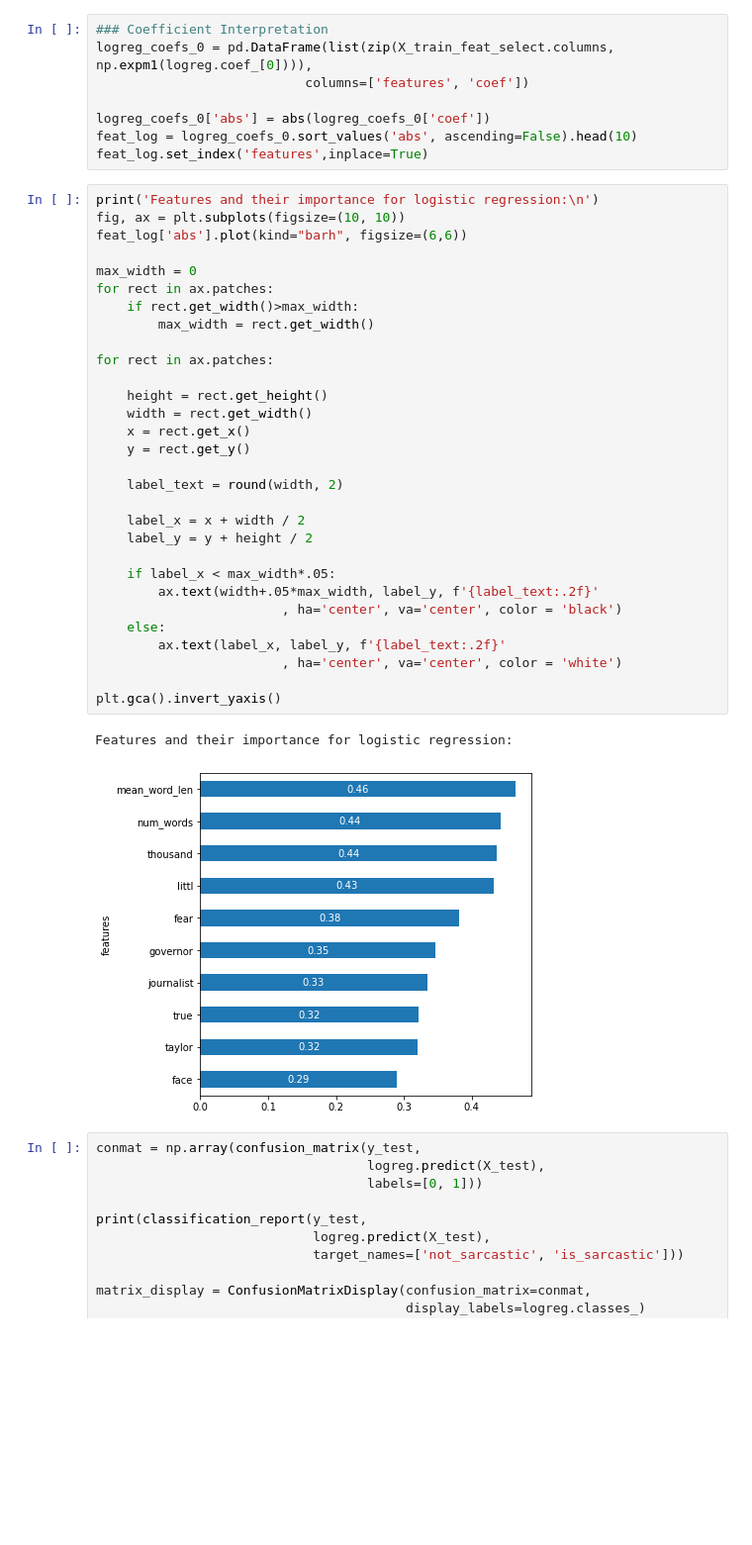
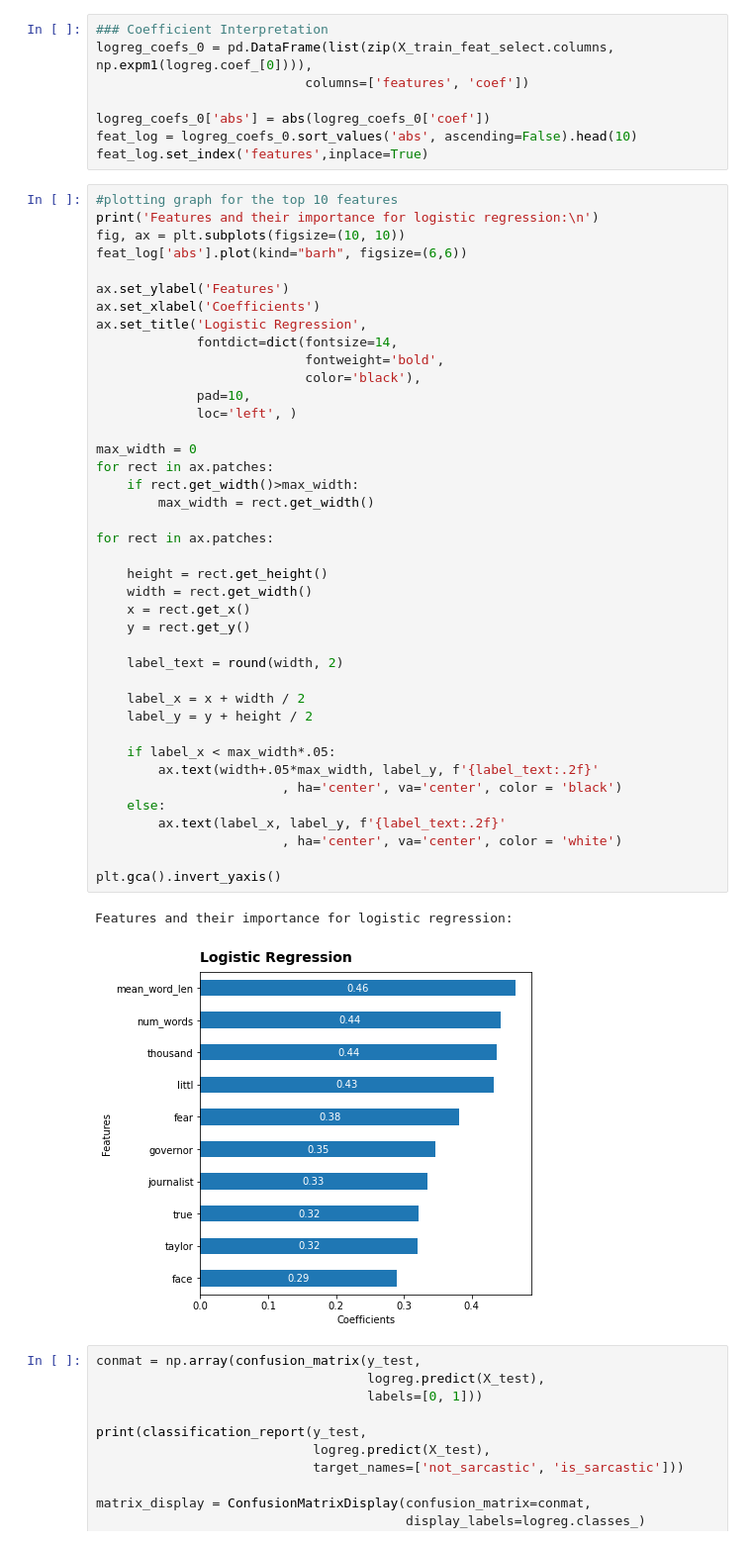
Before and after one commit to sabaiitj/Capstone_Sarcasm_Detection, a Jupyter notebook: code/03_Model-Building_Select_K_Best.ipynb, the cells around one changed output. Shown at 99% size. Drawn from its saved outputs; the diff is of its cells as text; blank space fills up the shorter version.

```diff
--- a/code/03_Model-Building_Select_K_Best.ipynb
+++ b/code/03_Model-Building_Select_K_Best.ipynb
@@ -296,38 +306,48 @@ logreg_coefs_0['abs'] = abs(logreg_coefs_0['coef'])
 feat_log = logreg_coefs_0.sort_values('abs', ascending=False).head(10)
 feat_log.set_index('features',inplace=True)
 # %%
+#plotting graph for the top 10 features
 print('Features and their importance for logistic regression:\n')
 fig, ax = plt.subplots(figsize=(10, 10))
 feat_log['abs'].plot(kind="barh", figsize=(6,6))
+
+ax.set_ylabel('Features')
+ax.set_xlabel('Coefficients')
+ax.set_title('Logistic Regression',
+             fontdict=dict(fontsize=14,
+                           fontweight='bold',
+                           color='black'),
+             pad=10,
+             loc='left', )
 
 max_width = 0
 for rect in ax.patches:
     if rect.get_width()>max_width:
         max_width = rect.get_width()
 
 for rect in ax.patches:
 
     height = rect.get_height()
     width = rect.get_width()
     x = rect.get_x()
     y = rect.get_y()
 
     label_text = round(width, 2)
 
     label_x = x + width / 2
     label_y = y + height / 2
 
     if label_x < max_width*.05:
         ax.text(width+.05*max_width, label_y, f'{label_text:.2f}'
                         , ha='center', va='center', color = 'black')
     else:
         ax.text(label_x, label_y, f'{label_text:.2f}'
                         , ha='center', va='center', color = 'white')
 
 plt.gca().invert_yaxis()
 # %% [output]
 Features and their importance for logistic regression:
-[figure, old version]
+[figure, new version]
 # %%
 conmat = np.array(confusion_matrix(y_test,
                                    logreg.predict(X_test),
```
Also changed, not shown: parts of 3 cells of this notebook, 9 other files.
